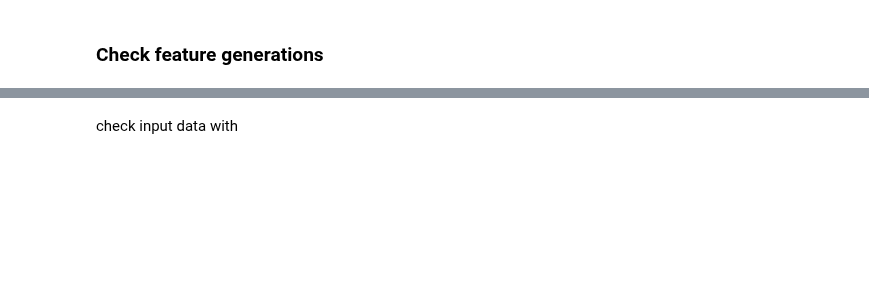
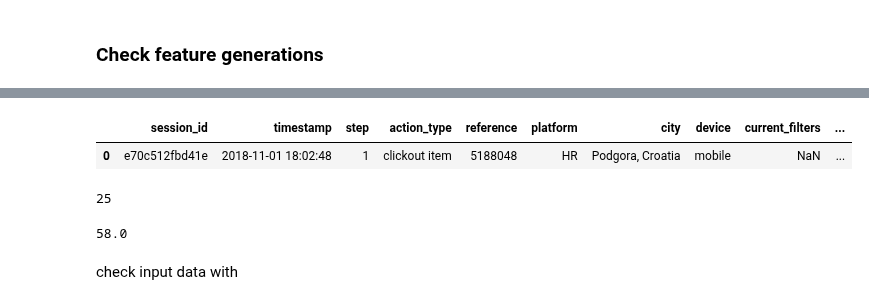
Before and after one commit to samshipengs/naps, a Jupyter notebook: data_checking.ipynb, the cells around one changed output, grey strips where cells are left out. Saved outputs shown, nothing was run; the diff lists cells and outputs as text; code cells hidden in the pictures; blank space fills up the shorter version.

```diff
--- a/data_checking.ipynb
+++ b/data_checking.ipynb
@@ -24,4 +29,5 @@ pp = pprint.PrettyPrinter(indent=1)
 # %%
-train_raw = load_data('train', nrows=1000000)
+nrow = 5000000
+train_raw = load_data('train', nrows=nrow)
 train_raw['timestamp'] = train_raw['timestamp'].apply(lambda ts: datetime.datetime.utcfromtimestamp(ts))
 # %% [output]
@@ -200,6 +122,9 @@ raw_display_cols = ['session_id', 'timestamp', 'step', 'action_type', 'reference
 # %%
 raw_demo = train_raw[train_raw.session_id==rid].reset_index(drop=True)
 click_mask = raw_demo.action_type=='clickout item'
 answers = raw_demo.loc[click_mask, 'reference']
-raw_demo.loc[click_mask, 'reference'] = '?'
+# raw_demo.loc[click_mask, 'reference'] = '?'
 raw_demo[raw_display_cols]
+# %% [output]
+|  | session_id | timestamp | step | action_type | reference | platform | city | device | current_filters | ... |
+| 0 | e70c512fbd41e | 2018-11-01 18:02:48 | 1 | clickout item | 5188048 | HR | Podgora, Croatia | mobile | NaN | ... |
@@ -208,3 +134,11 @@ answers
+# %%
+len(prices)
+# %% [output]
+25
+# %%
+np.median(prices)
+# %% [output]
+58.0
 # %% [markdown]
 check input data with
 # %%
```
Also changed, not shown: parts of 38 cells of this notebook, 2 other files.
